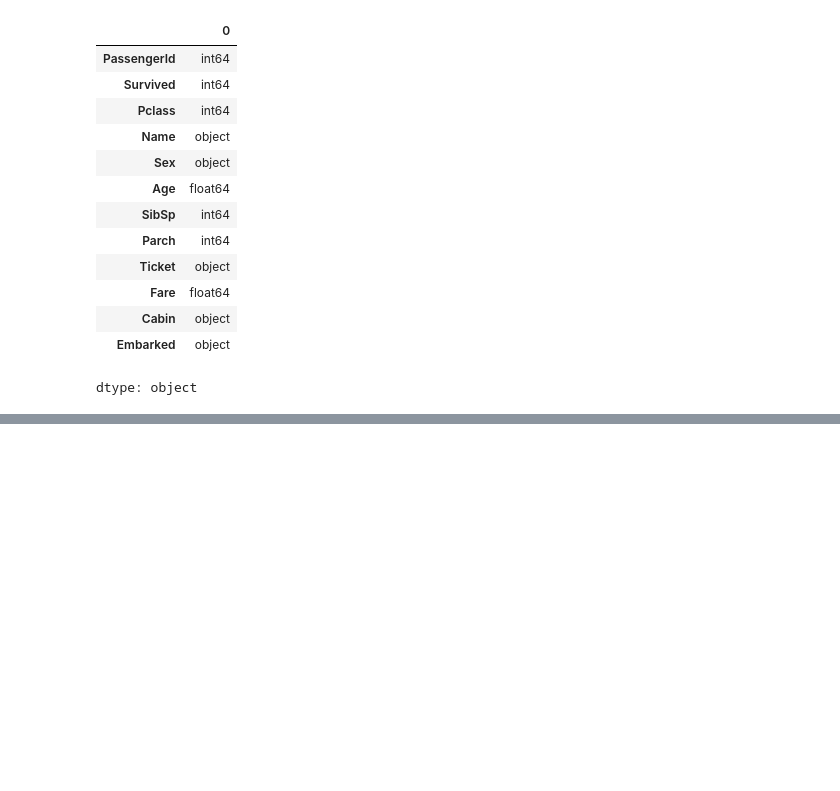
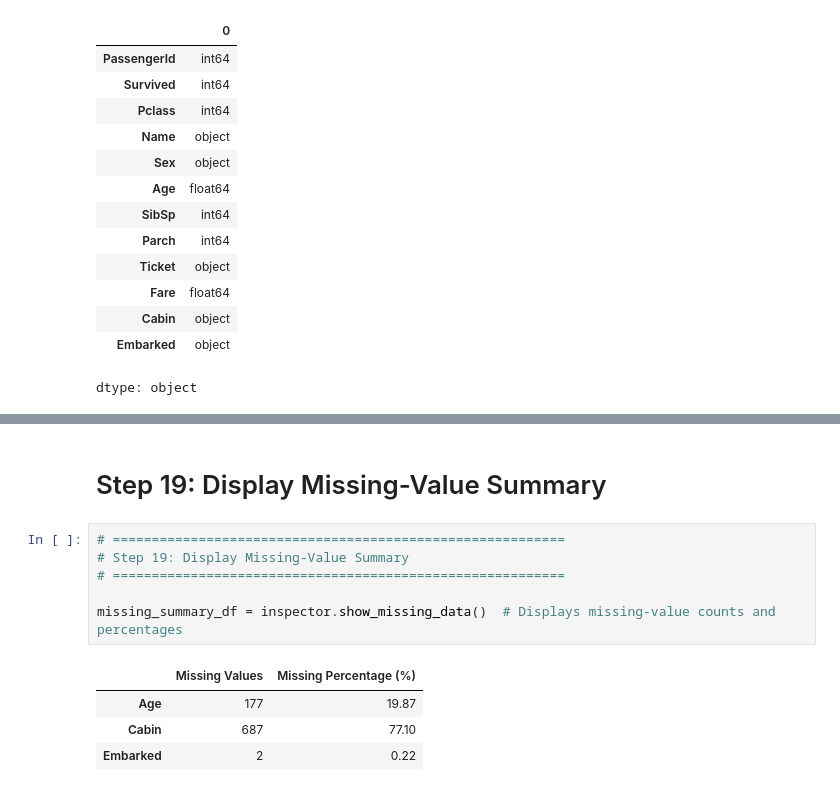
Before and after one commit to baanujan-18/Statistical-Learning-e20030, a Jupyter notebook: Data_Analysis_Cookbook.ipynb, the cells around one changed output, grey strips where cells are left out. Saved outputs shown, nothing was run; the diff lists cells and outputs as text; blank space fills up the shorter version.

```diff
--- a/Data_Analysis_Cookbook.ipynb
+++ b/Data_Analysis_Cookbook.ipynb
@@ -595,0 +994,13 @@ dtype: object
+# %% [markdown]
+# Step 19: Display Missing-Value Summary
+# %%
+# ==========================================================
+# Step 19: Display Missing-Value Summary
+# ==========================================================
+
+missing_summary_df = inspector.show_missing_data()  # Displays missing-value counts and percentages
+# %% [output]
+|  | Missing Values | Missing Percentage (%) |
+| Age | 177 | 19.87 |
+| Cabin | 687 | 77.10 |
+| Embarked | 2 | 0.22 |
```
Also changed, not shown: parts of 10 cells of this notebook.
